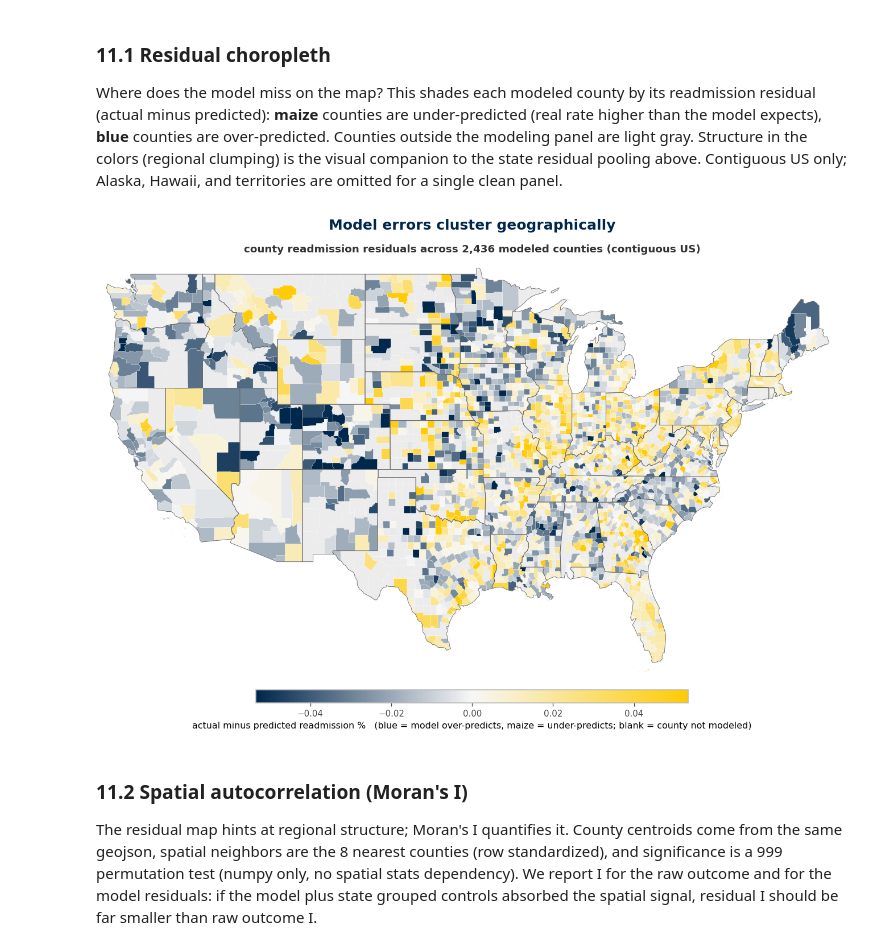
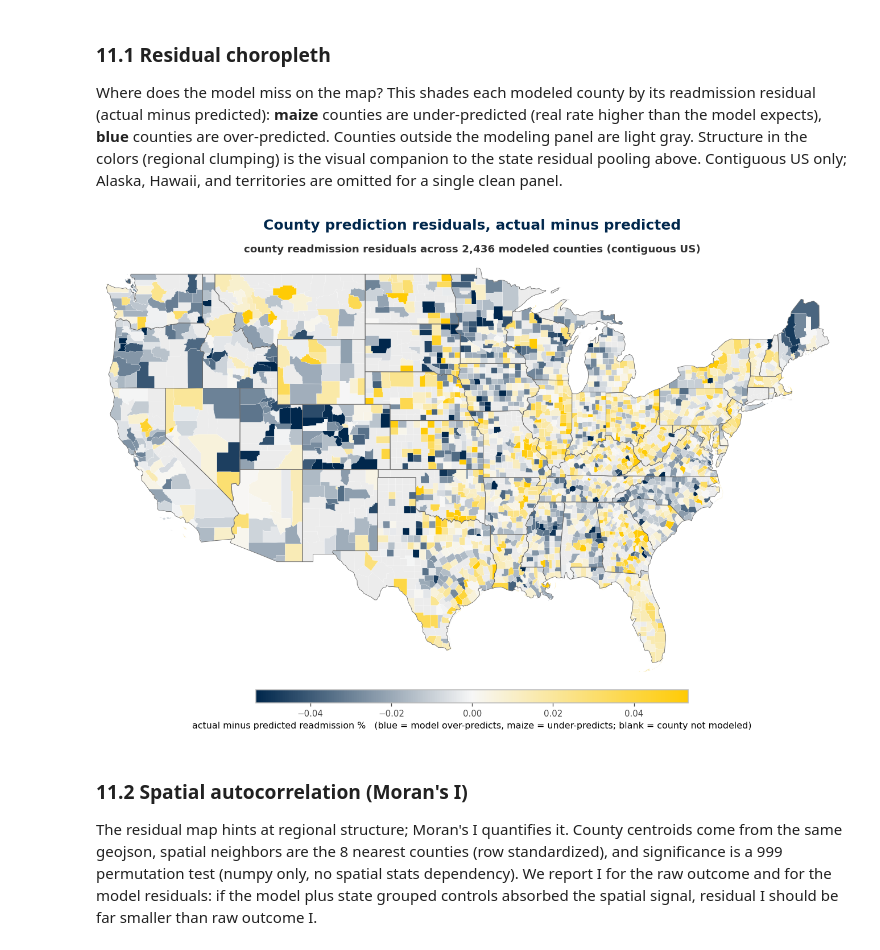
Before and after one commit to memckay/mads-capstone, a Jupyter notebook: notebooks/04_supervised_learning.ipynb, the cells around one changed output. Cells and saved outputs as stored; diff of their text form; code cells hidden in the pictures.

```diff
--- a/notebooks/04_supervised_learning.ipynb
+++ b/notebooks/04_supervised_learning.ipynb
@@ -1367,35 +1371,35 @@ ax.add_collection(modeled)
 # Source: Leaflet choropleth example us-states.geojson, US Census derived boundaries.
 STATES_PATH = DATA / "raw" / "us-states.geojson"
 try:
     states_geo = json.loads(STATES_PATH.read_text())
     state_rings = [ring for feat in states_geo["features"]
                    if feat["properties"]["name"] not in {"Alaska", "Hawaii", "Puerto Rico"}
                    for ring in county_rings(feat["geometry"])]
     ax.add_collection(PolyCollection(state_rings, facecolors="none", edgecolors="#666666",
                                      linewidths=0.5, zorder=5))
 except FileNotFoundError:
     print(f"note: {STATES_PATH.name} not found, drawing without the state overlay")
 
 ax.set_xlim(-125, -66)
 ax.set_ylim(24, 50)
 ax.set_aspect(1.3)
 ax.axis("off")
 ax.set_title(f"county readmission residuals across {len(modeled_fips):,} modeled counties (contiguous US)",
              color="#333333", fontsize=11, pad=6)
-fig.suptitle("Model errors cluster geographically",
+fig.suptitle("County prediction residuals, actual minus predicted",
              color=BLUE, fontsize=15, fontweight="bold", y=0.98)
 
 cbar = fig.colorbar(modeled, ax=ax, orientation="horizontal",
                     fraction=0.04, pad=0.02, shrink=0.5, aspect=34)
 cbar.set_label("actual minus predicted readmission %   "
                "(blue = model over-predicts, maize = under-predicts; blank = county not modeled)",
                fontsize=9.5)
 cbar.ax.tick_params(labelsize=9)
 fig.tight_layout()
 fig.savefig(FIGURES / "sl_residual_choropleth.png")
 plt.show()
 # %% [output]
-[figure, old version]
+[figure, new version]
 # %% [markdown]
 ### **11.2 Spatial autocorrelation (Moran's I)**
 
```
Also changed, not shown: parts of 4 cells of this notebook, 10 other files.
